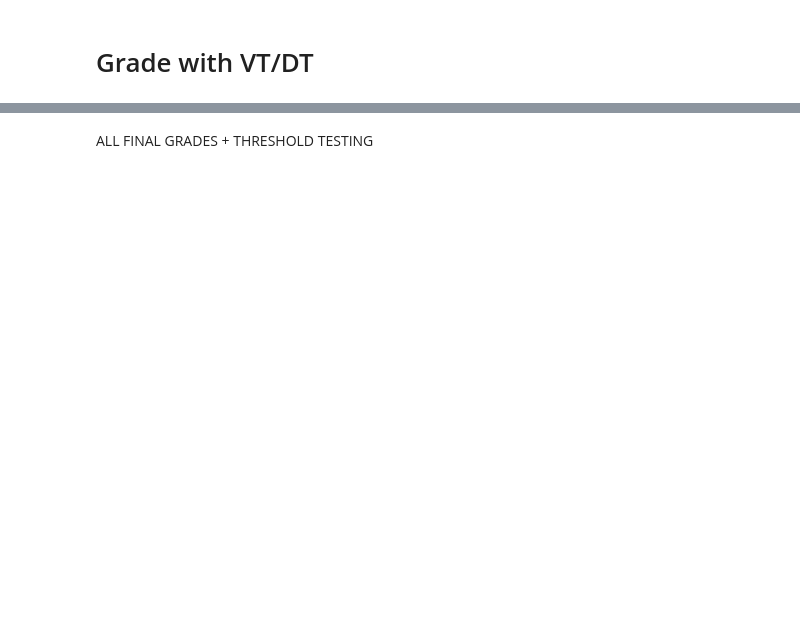
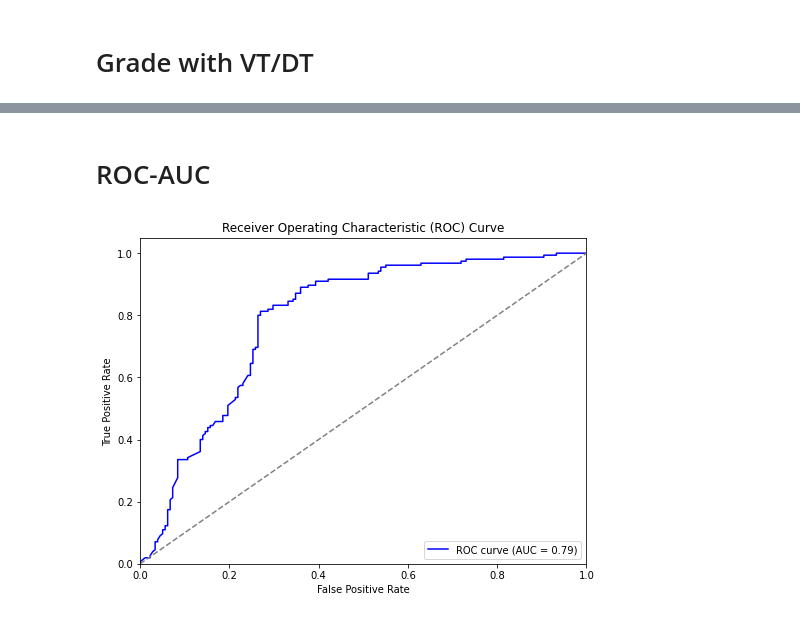
Before and after one commit to JQ69420/DsAnalysisProject, a Jupyter notebook: notebooks/machinelearning.ipynb, the cells around one changed output, grey strips where cells are left out. Cells and saved outputs as stored; diff of their text form; code cells hidden in the pictures; blank space fills up the shorter version.

```diff
--- a/notebooks/machinelearning.ipynb
+++ b/notebooks/machinelearning.ipynb
@@ -585,5 +496,81 @@ voltijd deeltijd: -0.6762
-# %% [markdown]
-ALL FINAL GRADES + THRESHOLD TESTING
+# %% [markdown]
+# ROC-AUC
+# %%
+import pandas as pd
+import numpy as np
+from sklearn.model_selection import StratifiedKFold, cross_val_predict
+from sklearn.linear_model import LogisticRegression
+from sklearn.preprocessing import StandardScaler, OneHotEncoder
+from sklearn.impute import SimpleImputer
+from sklearn.compose import ColumnTransformer
+from sklearn.pipeline import Pipeline
+from sklearn.metrics import roc_curve, auc
+import matplotlib.pyplot as plt
+import os
+
+# Load the data
+student_file = os.path.join("..", "data", "processed", "Merged_Final_File_Updated.xlsx")
+df = pd.read_excel(student_file)
+
+# Map dependent variable 'dropped out' to binary
+df['dropped out'] = df['dropped out'].map({'no': 0, 'yes': 1})
+
+# Define features and target
+features = ['anl1 final grade', 'anl2 final grade', 'anl3 final grade', 'anl4 final grade', 'education_level']
+target = 'dropped out'
+
+X = df[features]
+y = df[target]
+
+# Define preprocessing for numerical and categorical features
+numerical_features = ['anl1 final grade', 'anl2 final grade', 'anl3 final grade', 'anl4 final grade']
+categorical_features = ['education_level']
+
+numerical_transformer = Pipeline(steps=[
+    ('imputer', SimpleImputer(strategy='constant', fill_value=1)),  # Fill NA values with 1
+    ('scaler', StandardScaler())
+])
+categorical_transformer = OneHotEncoder(handle_unknown='ignore')
+
+preprocessor = ColumnTransformer(
+    transformers=[
+        ('num', numerical_transformer, numerical_features),
+        ('cat', categorical_transformer, categorical_features)
+    ]
+)
+
+# Create the pipeline
+pipeline = Pipeline(steps=[
+    ('preprocessor', preprocessor),
+    ('classifier', LogisticRegression(max_iter=1000, random_state=42))
+])
+
+# Stratified K-Fold cross-validation
+cv = StratifiedKFold(n_splits=5, shuffle=True, random_state=42)
+
+# Perform cross-validation and obtain predicted probabilities for the positive class
+y_pred_proba = cross_val_predict(pipeline, X, y, cv=cv, method='predict_proba')
+
+# Only the probabilities of the positive class (class 1)
+y_pred_proba_positive_class = y_pred_proba[:, 1]
+
+# Compute ROC curve and AUC
+fpr, tpr, thresholds = roc_curve(y, y_pred_proba_positive_class)
+roc_auc = auc(fpr, tpr)
+
+# Plot ROC curve
+plt.figure(figsize=(8, 6))
+plt.plot(fpr, tpr, color='blue', label=f'ROC curve (AUC = {roc_auc:.2f})')
+plt.plot([0, 1], [0, 1], color='gray', linestyle='--')  # Diagonal line (random classifier)
+plt.xlim([0.0, 1.0])
+plt.ylim([0.0, 1.05])
+plt.xlabel('False Positive Rate')
+plt.ylabel('True Positive Rate')
+plt.title('Receiver Operating Characteristic (ROC) Curve')
+plt.legend(loc='lower right')
+plt.show()
+# %% [output]
+[figure, added]
 # %%
 import pandas as pd
 import numpy as np
```
Also changed, not shown: parts of 13 cells of this notebook, 4 other files.
